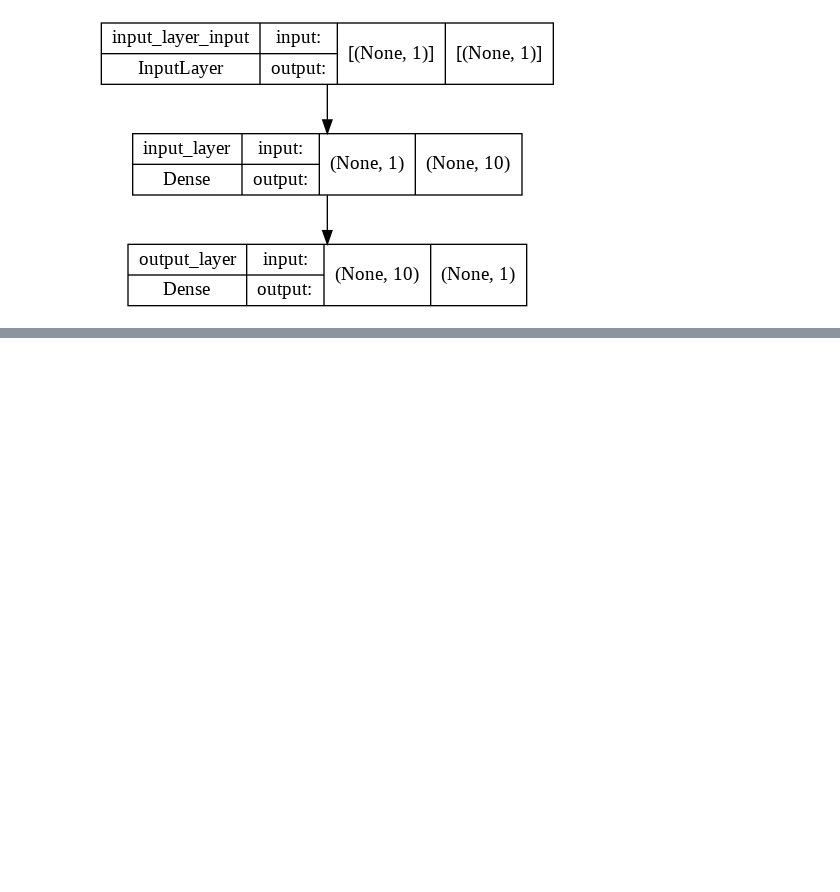
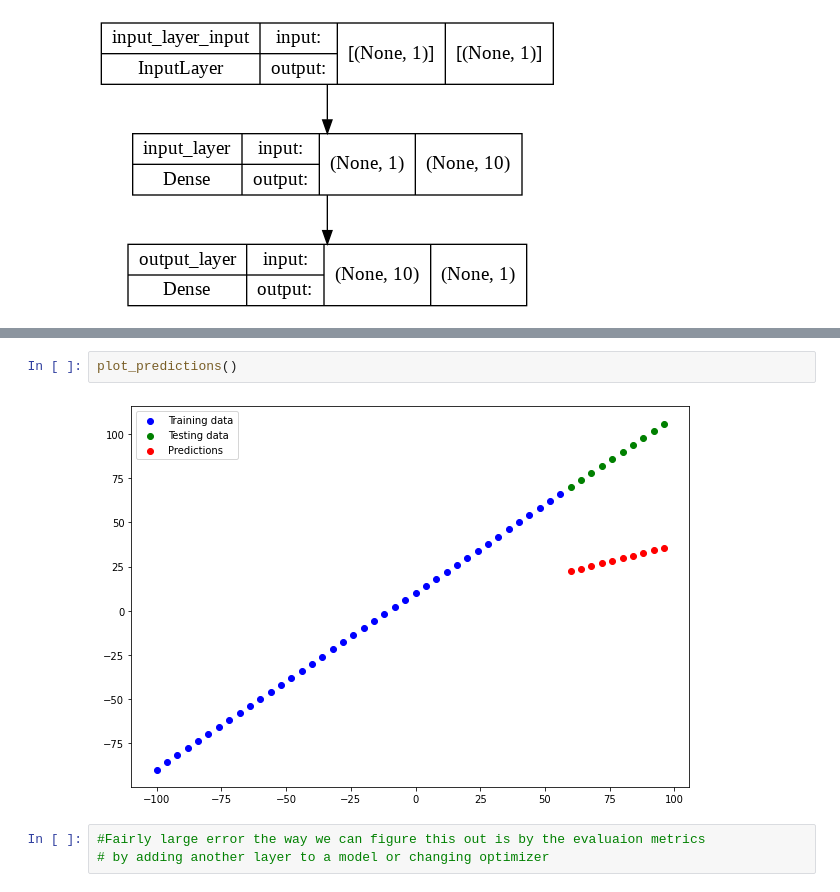
Before and after one commit to ElenaBara21/TensorFlow, a Jupyter notebook: 01_neural_network_regression_with_tensorflow.ipynb, the cells around one changed output, grey strips where cells are left out. Cells and saved outputs as stored; diff of their text form; blank space fills up the shorter version.

```diff
--- a/01_neural_network_regression_with_tensorflow.ipynb
+++ b/01_neural_network_regression_with_tensorflow.ipynb
@@ -492,0 +485,7 @@ plot_model(model=model, show_shapes=True)
+# %%
+plot_predictions()
+# %% [output]
+[figure, added]
+# %%
+#Fairly large error the way we can figure this out is by the evaluaion metrics
+# by adding another layer to a model or changing optimizer
```
Also changed, not shown: parts of 43 cells of this notebook.
